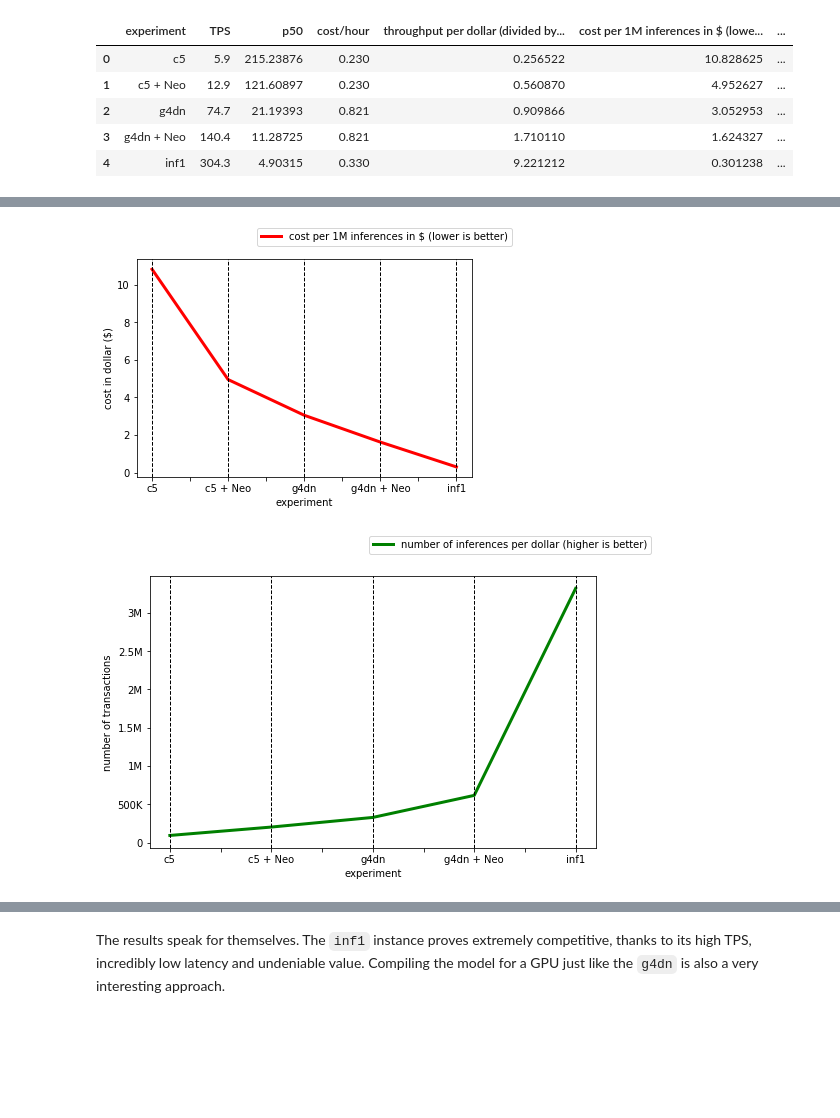
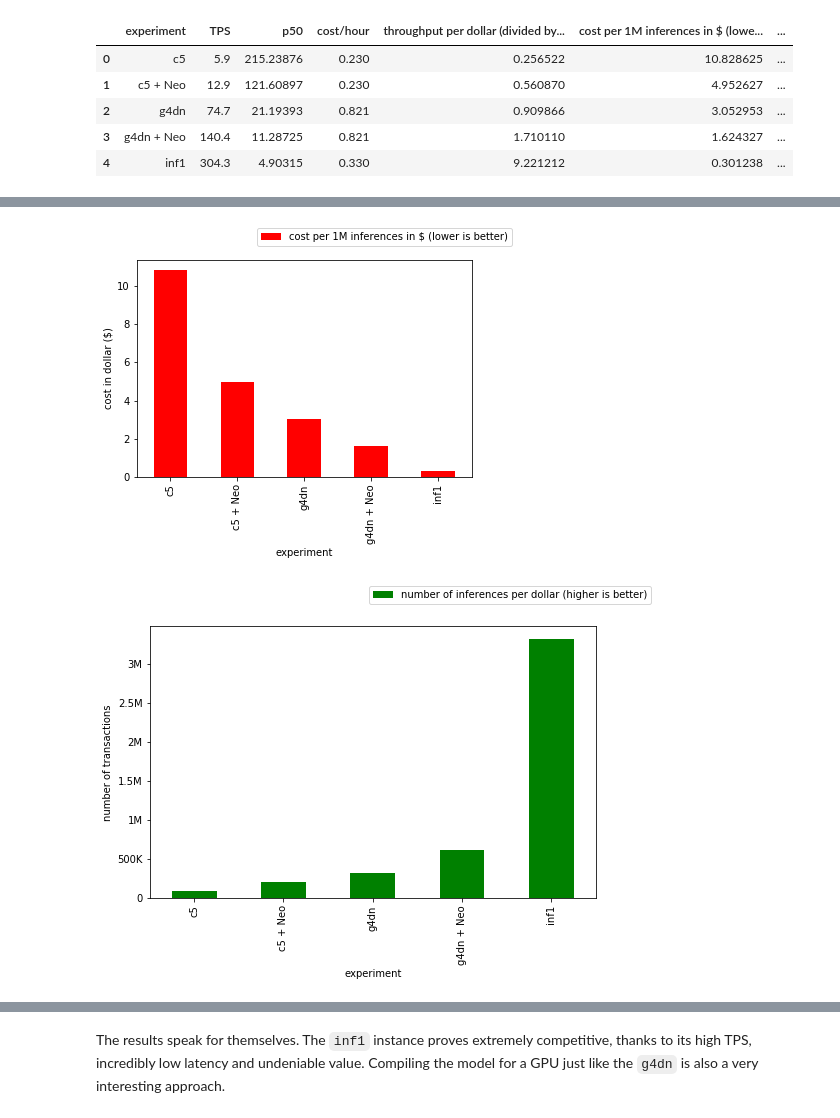
Before and after one commit to aws-samples/sagemaker-benchmarking-accelerators-pretrained-pytorch-resnet50, a Jupyter notebook: resnet50.ipynb, the cells around one changed output, grey strips where cells are left out. Drawn from its saved outputs; the diff is of its cells as text; code cells hidden in the pictures; blank space fills up the shorter version.

Commit message:
Updated plots

```diff
--- a/resnet50.ipynb
+++ b/resnet50.ipynb
@@ -278,23 +283,18 @@ df.head()
 # %%
-ax = df.plot(x="experiment", y="cost per 1M inferences in $ (lower is better)", legend=False, linewidth=3, color="red", ylabel='cost in dollar ($)')
-# df.plot(x="experiment", y="number of inferences per dollar (higher is better)", ax=ax, legend=False, color="green", linewidth=3)
-for x in df.experiment:
-    plt.axvline(x=x, ls='--', color='black', linewidth=1)
+ax = df.plot(x="experiment", y="cost per 1M inferences in $ (lower is better)", legend=False, kind="bar", color="red", ylabel='cost in dollar ($)')
 ax.figure.legend()
 plt.rcParams["figure.figsize"] = (8,5)
 plt.savefig('./images/cost-1M-inferences.png', dpi=300, format='png')
 plt.show()
 # %% [output]
-[figure, old version]
+[figure, new version]
 # %%
-ax = df.plot(x="experiment", y="number of inferences per dollar (higher is better)", legend=False, linewidth=3, color="green", ylabel="number of transactions")
-for x in df.experiment:
-    plt.axvline(x=x, ls='--', color='black', linewidth=1)
+ax = df.plot(x="experiment", y="number of inferences per dollar (higher is better)", legend=False, kind="bar", color="green", ylabel="number of transactions")
 ax.figure.legend()
 plt.yticks([0,500000,1000000,1500000,2000000,2500000, 3000000], ["0", "500K", "1M", "1.5M", "2M", "2.5M", "3M"])
 plt.rcParams["figure.figsize"] = (8,5)
 plt.savefig('images/inferences-per dollar.png', dpi=300, format='png')
 plt.show()
 # %% [output]
-[figure, old version]
+[figure, new version]
 # %%
```
Also changed, not shown: parts of 3 cells of this notebook, 4 other files.
